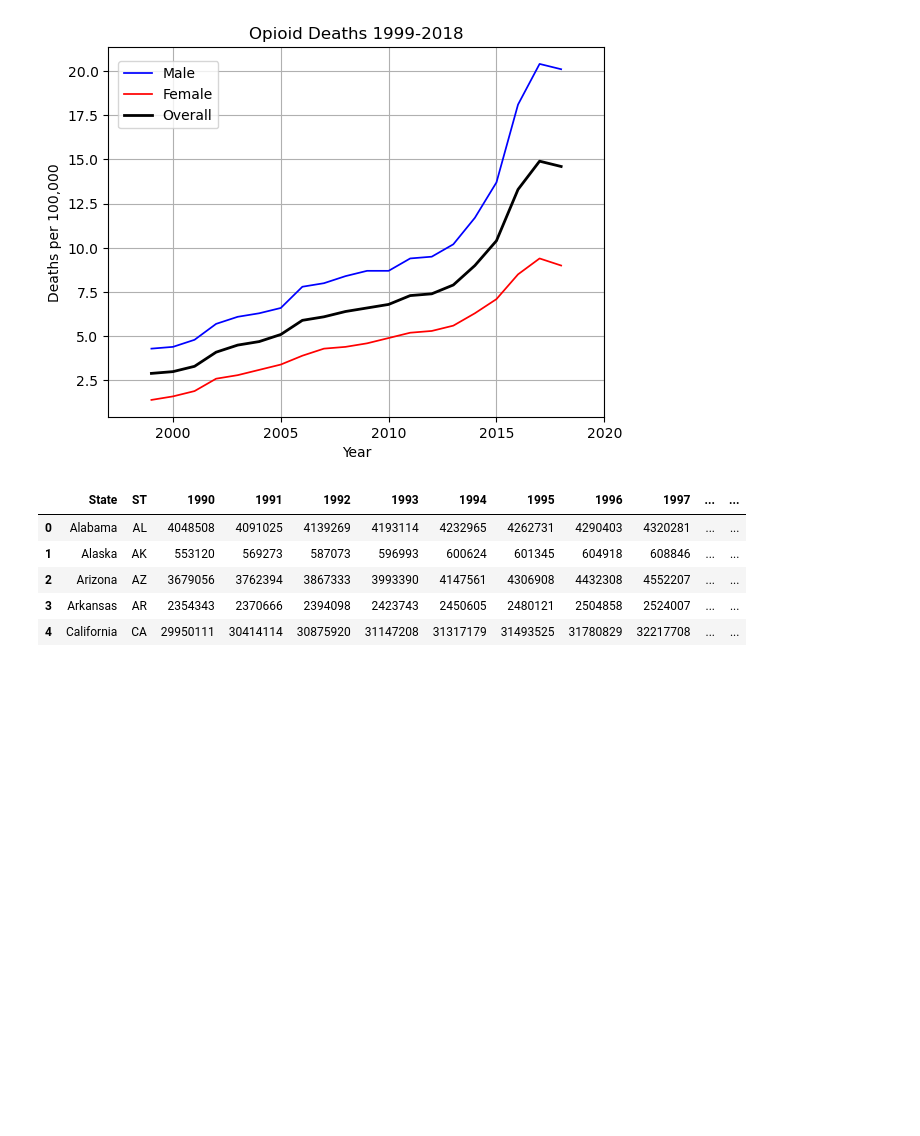
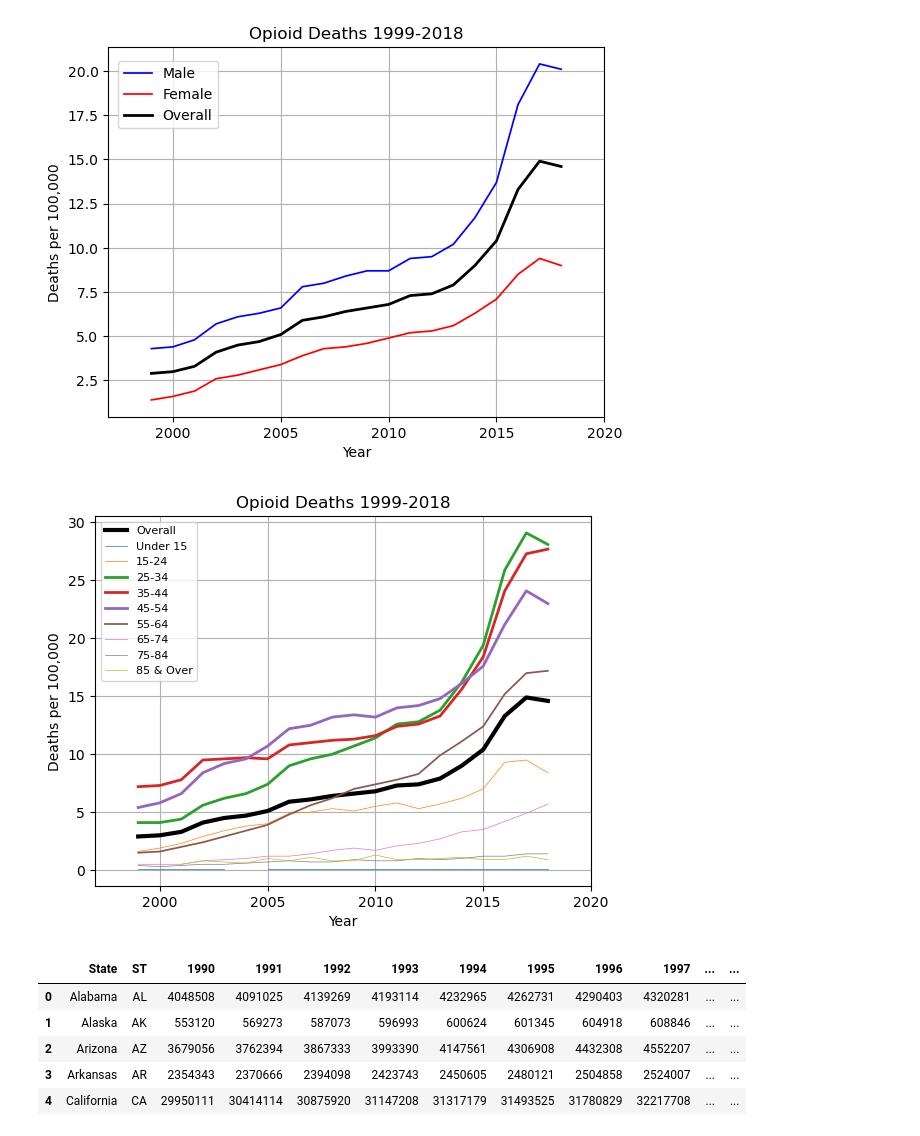
Before and after one commit to NefertitiM/Determinants-of-Opioid-Mortality, a Jupyter notebook: ProjectOne-AD.ipynb, the cells around one changed output. Cells and saved outputs as stored; diff of their text form; code cells hidden in the pictures; blank space fills up the shorter version.

```diff
--- a/ProjectOne-AD.ipynb
+++ b/ProjectOne-AD.ipynb
@@ -78,6 +71,73 @@ plt.legend(handles=[male, female, all], loc=(0.02,.78))
 plt.show();
 # %% [output]
 [figure]
+# %%
+##Deaths by age grouping
+##Filter core data to be analyzed (i.e. only opioid deaths, deaths per 100k - age-adjusted)
+age_df = data_df[data_df["PANEL"] == "Drug overdose deaths involving any opioid"]
+age_df = age_df[age_df["STUB_NAME"] == "Age"]
+
+##Separate each age group into separate DFs
+under_15_df     = age_df[age_df["STUB_LABEL"] == "Under 15 years"]
+age_15_24_df    = age_df[age_df["STUB_LABEL"] == "15-24 years"]
+age_25_34_df    = age_df[age_df["STUB_LABEL"] == "25-34 years"]
+age_35_44_df    = age_df[age_df["STUB_LABEL"] == "35-44 years"]
+age_45_54_df    = age_df[age_df["STUB_LABEL"] == "45-54 years"]
+age_55_64_df    = age_df[age_df["STUB_LABEL"] == "55-64 years"]
+age_65_74_df    = age_df[age_df["STUB_LABEL"] == "65-74 years"]
+age_75_84_df    = age_df[age_df["STUB_LABEL"] == "75-84 years"]
+inc_n_ovr_85_df = age_df[age_df["STUB_LABEL"] == "85 years and over"]
+
+# Generate a line plot of Deaths per 100k vs. calendar year
+##Define data to be analyzed from DF (One set each for all, each age group)
+Year_all = all_df.loc[:,"YEAR"]
+
+Deaths_all      =          all_df.loc[:,"ESTIMATE"]
+Deaths_und15    =     under_15_df.loc[:,"ESTIMATE"]
+Deaths_15_24    =    age_15_24_df.loc[:,"ESTIMATE"]
+Deaths_25_34    =    age_25_34_df.loc[:,"ESTIMATE"]
+Deaths_35_44    =    age_35_44_df.loc[:,"ESTIMATE"]
+Deaths_45_54    =    age_45_54_df.loc[:,"ESTIMATE"]
+Deaths_55_64    =    age_55_64_df.loc[:,"ESTIMATE"]
+Deaths_65_74    =    age_65_74_df.loc[:,"ESTIMATE"]
+Deaths_75_84    =    age_75_84_df.loc[:,"ESTIMATE"]
+Deaths_85_n_ovr = inc_n_ovr_85_df.loc[:,"ESTIMATE"]
+
+##Set parameters and variables to be plotted on a line chart with output
+fig, ax1 = plt.subplots()
+plt.title("Opioid Deaths 1999-2018", fontsize=12)
+ax1.set_xlim(min(Year_all)-2, max(Year_all)+2)
+
+ax1.set_ylabel("Deaths per 100,000")
+ax1.set_xlabel("Year")
+plt.grid(True)
+
+all,      = plt.plot(Year_all, Deaths_all, linewidth=3.0, marker="", color="black", label="Overall")
+age_u15,  = plt.plot(Year_all, Deaths_und15, linewidth=0.50, marker="", label="Under 15")
+age_1524, = plt.plot(Year_all, Deaths_15_24, linewidth=0.50, marker="", label="15-24")
+age_2534, = plt.plot(Year_all, Deaths_25_34, linewidth=2.00, marker="", label="25-34")
+age_3544, = plt.plot(Year_all, Deaths_35_44, linewidth=2.00, marker="", label="35-44")
+age_4554, = plt.plot(Year_all, Deaths_45_54, linewidth=2.00, marker="", label="45-54")
+age_5564, = plt.plot(Year_all, Deaths_55_64, linewidth=1.25, marker="", label="55-64")
+age_6574, = plt.plot(Year_all, Deaths_65_74, linewidth=0.50, marker="", label="65-74")
+age_7584, = plt.plot(Year_all, Deaths_75_84, linewidth=0.50, marker="", label="75-84")
+age_85ov, = plt.plot(Year_all, Deaths_85_n_ovr, linewidth=0.50, marker="", label="85 & Over")
+
+plt.legend(handles=[all,
+                    age_u15,
+                    age_1524,
+                    age_2534,
+                    age_3544,
+                    age_4554,
+                    age_5564,
+                    age_6574,
+                    age_7584,
+                    age_85ov
+                   ], loc="best", fontsize=8)
+
+plt.show();
+# %% [output]
+[figure, added]
 # %%
 ###Build out of population by state DF
 #Pull of data from multiple csv files
```
Also changed, not shown: parts of 2 cells of this notebook.
